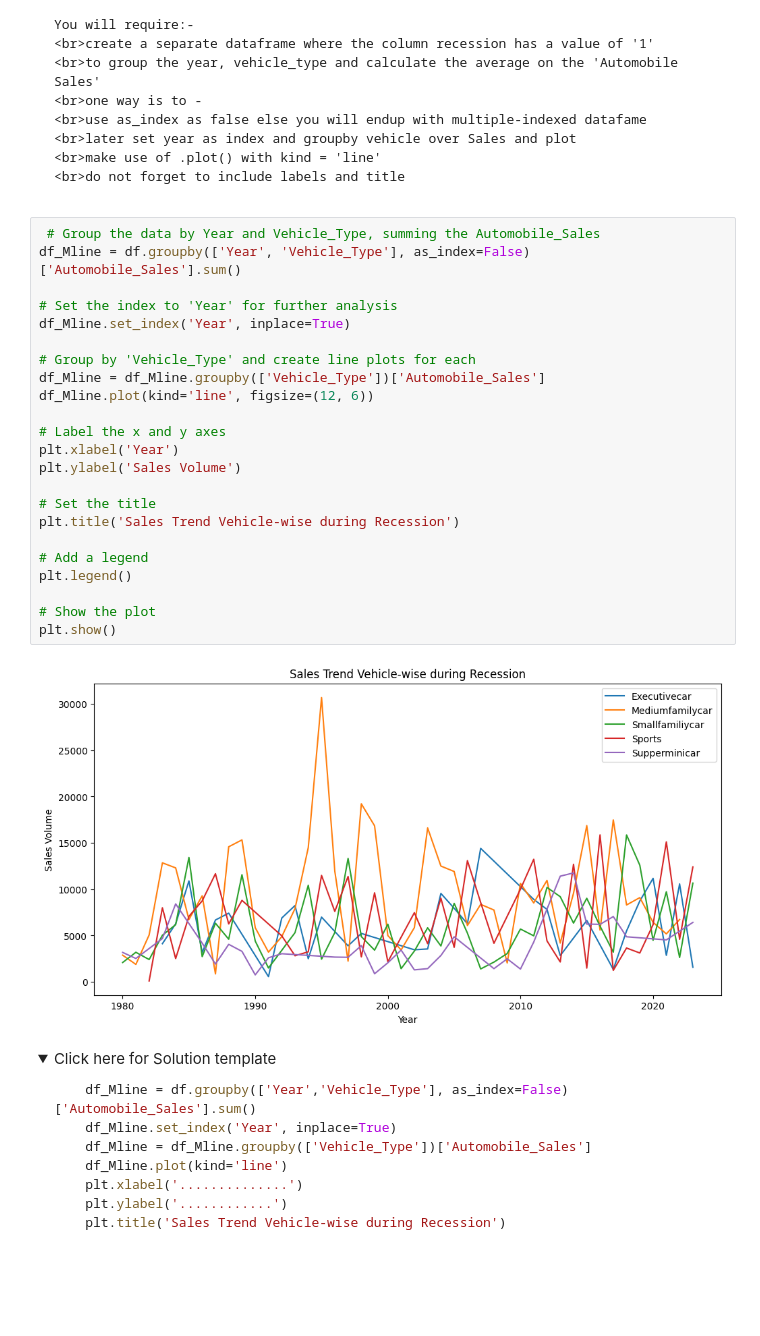
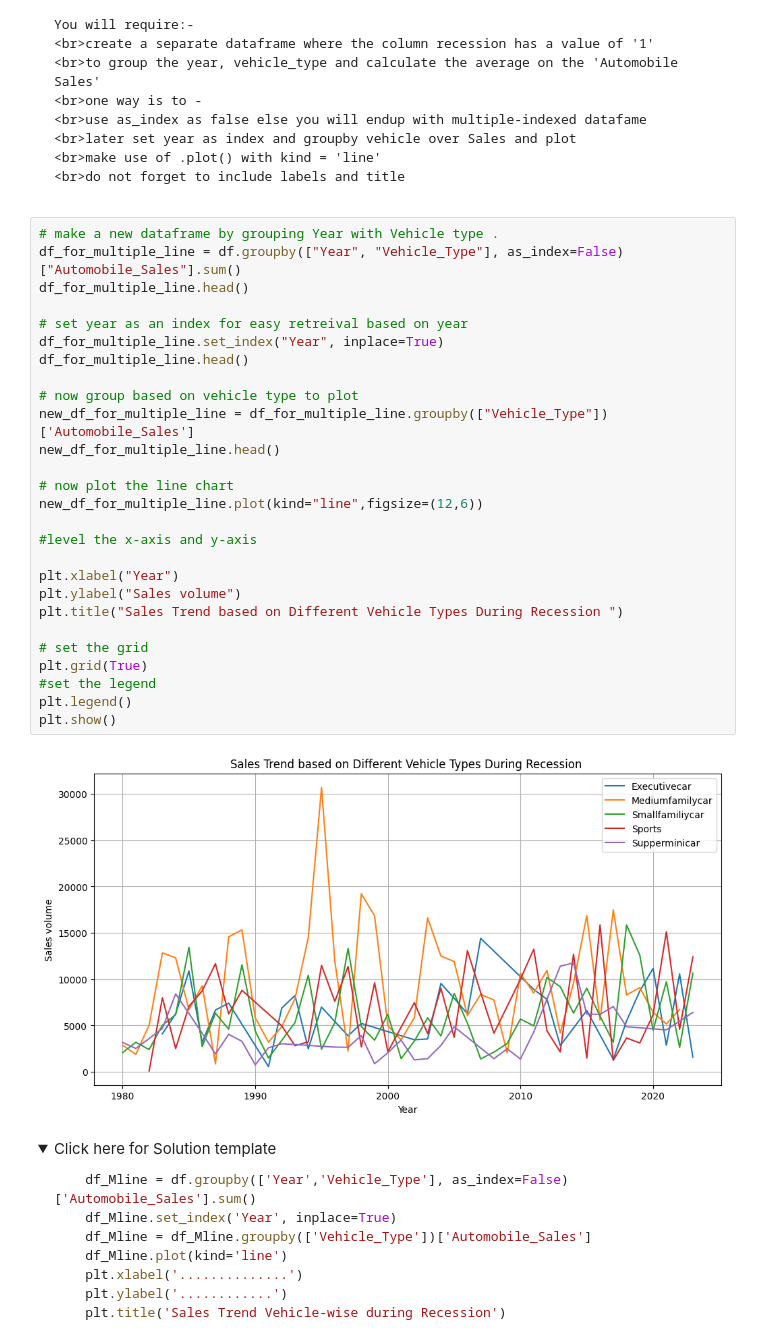
Before and after one commit to Rabinkarki123/Vehicles_Sales_Analysis_During_Recession_Period, a Jupyter notebook: IBMDeveloperSkillsNetwork-DV0101EN-SkillsNetwork_labs_v4_Final Project_DV0101EN-Exercise-Final-Assignment-Part-1-20230614-1686700800.jupyterlite (1).ipynb, the cells around one changed output. Cells and saved outputs as stored; diff of their text form; folded sections open; blank space fills up the shorter version.

Commit message:
Plotted different lines for categories of vehicle by grouping vehicle type .

```diff
--- a/IBMDeveloperSkillsNetwork-DV0101EN-SkillsNetwork_labs_v4_Final Project_DV0101EN-Exercise-Final-Assignment-Part-1-20230614-1686700800.jupyterlite (1).ipynb
+++ b/IBMDeveloperSkillsNetwork-DV0101EN-SkillsNetwork_labs_v4_Final Project_DV0101EN-Exercise-Final-Assignment-Part-1-20230614-1686700800.jupyterlite (1).ipynb
@@ -370,30 +363,34 @@ Save this plot as "Line_Plot_1.png"</span><br>
     <br>do not forget to include labels and title
 </details>
 # %%
- # Group the data by Year and Vehicle_Type, summing the Automobile_Sales
-df_Mline = df.groupby(['Year', 'Vehicle_Type'], as_index=False)['Automobile_Sales'].sum()
+# make a new dataframe by grouping Year with Vehicle type .
+df_for_multiple_line = df.groupby(["Year", "Vehicle_Type"], as_index=False)["Automobile_Sales"].sum()
+df_for_multiple_line.head()
 
-# Set the index to 'Year' for further analysis
-df_Mline.set_index('Year', inplace=True)
+# set year as an index for easy retreival based on year
+df_for_multiple_line.set_index("Year", inplace=True)
+df_for_multiple_line.head()
 
-# Group by 'Vehicle_Type' and create line plots for each
-df_Mline = df_Mline.groupby(['Vehicle_Type'])['Automobile_Sales']
-df_Mline.plot(kind='line', figsize=(12, 6))
+# now group based on vehicle type to plot
+new_df_for_multiple_line = df_for_multiple_line.groupby(["Vehicle_Type"])['Automobile_Sales']
+new_df_for_multiple_line.head()
 
-# Label the x and y axes
-plt.xlabel('Year')
-plt.ylabel('Sales Volume')
+# now plot the line chart
+new_df_for_multiple_line.plot(kind="line",figsize=(12,6))
 
-# Set the title
-plt.title('Sales Trend Vehicle-wise during Recession')
+#level the x-axis and y-axis
 
-# Add a legend
+plt.xlabel("Year")
+plt.ylabel("Sales volume")
+plt.title("Sales Trend based on Different Vehicle Types During Recession ")
+
+# set the grid
+plt.grid(True)
+#set the legend
 plt.legend()
-
-# Show the plot
 plt.show()
 # %% [output]
-[figure, old version]
+[figure, new version]
 # %% [markdown]
 <details>
     <summary>Click here for Solution template</summary>
```
Also changed, not shown: parts of 2 cells of this notebook.
